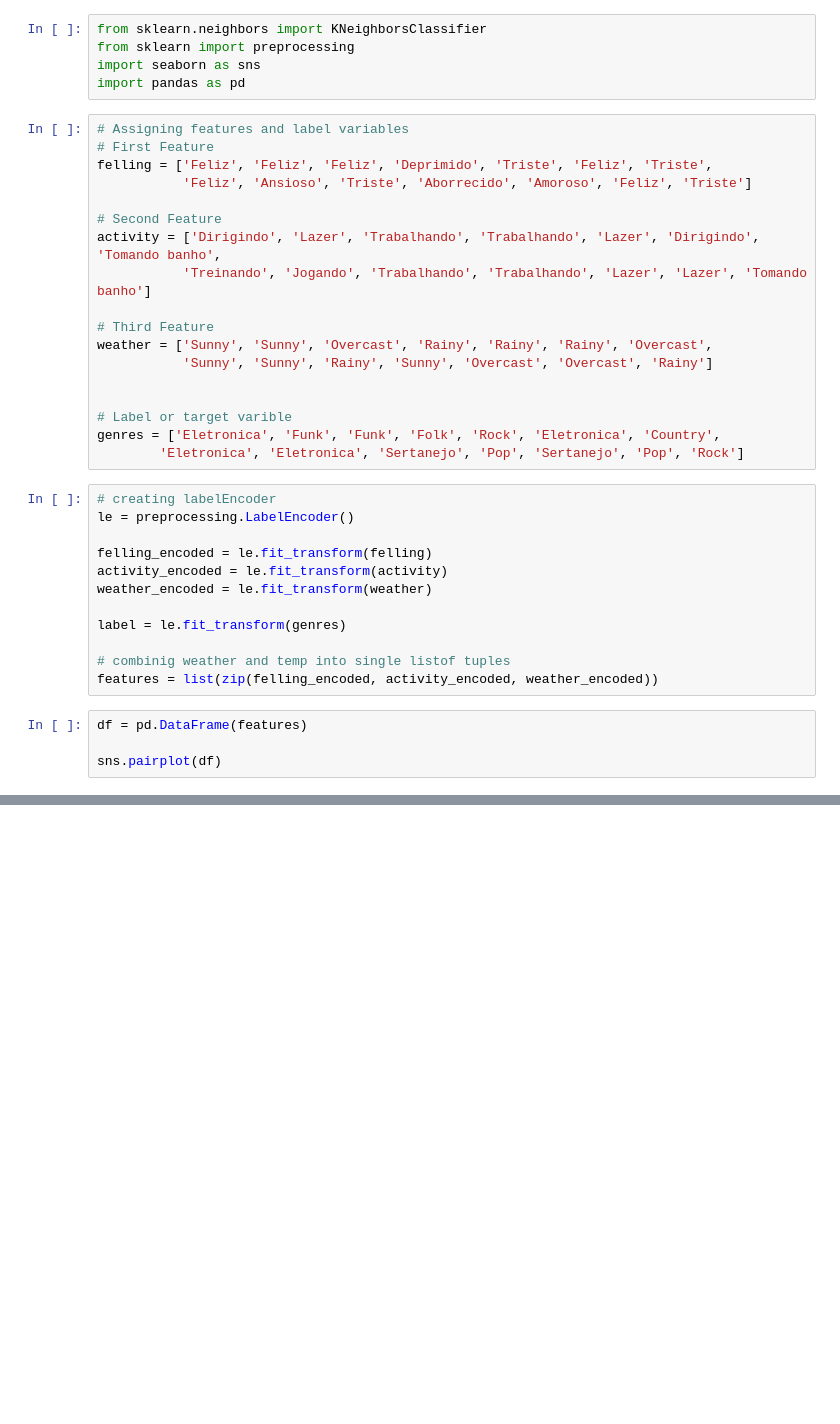
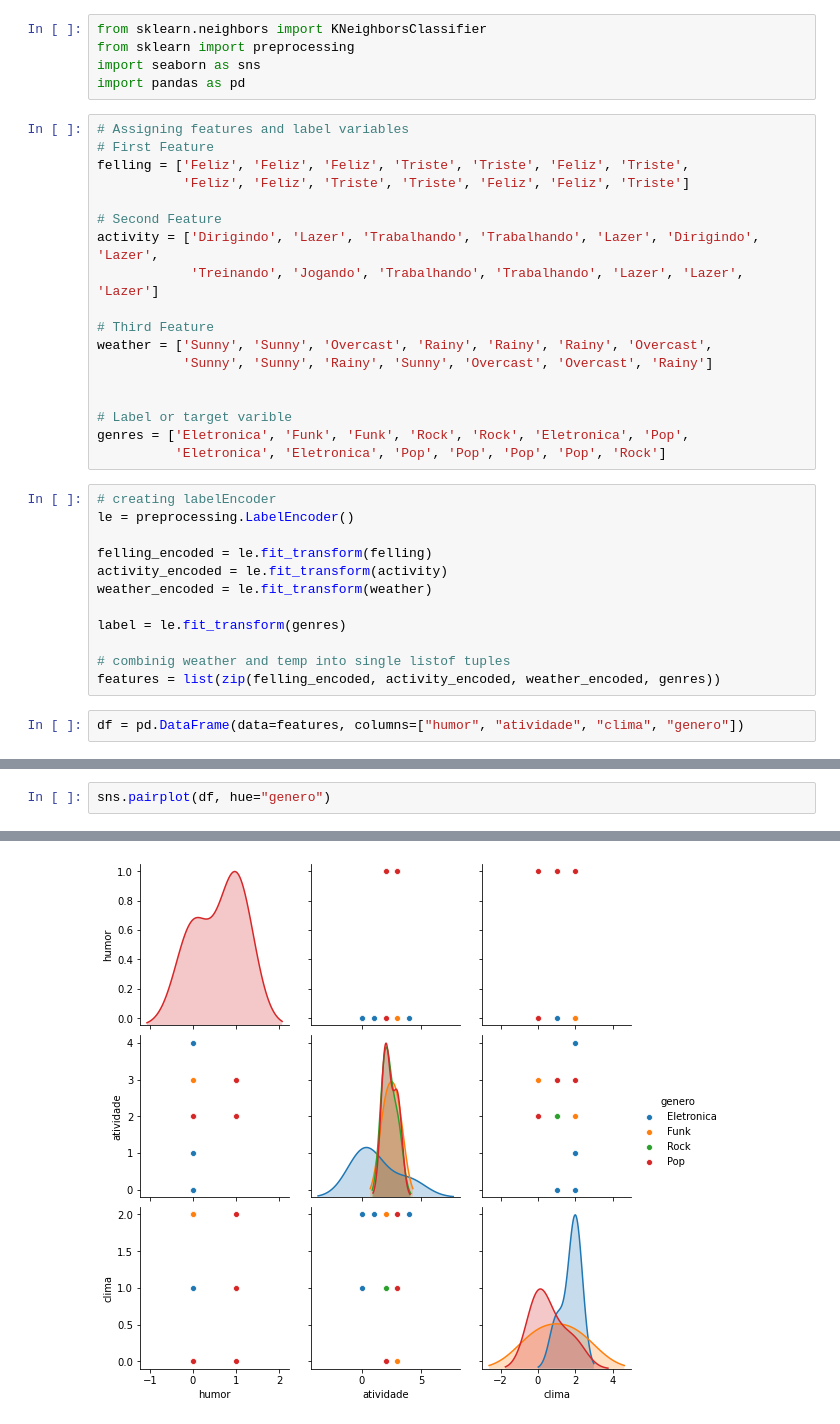
Before and after one commit to ericoloewe/pocs, a Jupyter notebook: python/svm/music.ipynb, the cells around one changed output, grey strips where cells are left out. Saved outputs shown, nothing was run; the diff lists cells and outputs as text; blank space fills up the shorter version.

```diff
--- a/python/svm/music.ipynb
+++ b/python/svm/music.ipynb
@@ -6,12 +6,12 @@ import pandas as pd
 # %%
 # Assigning features and label variables
 # First Feature
-felling = ['Feliz', 'Feliz', 'Feliz', 'Deprimido', 'Triste', 'Feliz', 'Triste',
-           'Feliz', 'Ansioso', 'Triste', 'Aborrecido', 'Amoroso', 'Feliz', 'Triste']
+felling = ['Feliz', 'Feliz', 'Feliz', 'Triste', 'Triste', 'Feliz', 'Triste',
+           'Feliz', 'Feliz', 'Triste', 'Triste', 'Feliz', 'Feliz', 'Triste']
 
 # Second Feature
-activity = ['Dirigindo', 'Lazer', 'Trabalhando', 'Trabalhando', 'Lazer', 'Dirigindo', 'Tomando banho',
-           'Treinando', 'Jogando', 'Trabalhando', 'Trabalhando', 'Lazer', 'Lazer', 'Tomando banho']
+activity = ['Dirigindo', 'Lazer', 'Trabalhando', 'Trabalhando', 'Lazer', 'Dirigindo', 'Lazer',
+            'Treinando', 'Jogando', 'Trabalhando', 'Trabalhando', 'Lazer', 'Lazer', 'Lazer']
 
 # Third Feature
 weather = ['Sunny', 'Sunny', 'Overcast', 'Rainy', 'Rainy', 'Rainy', 'Overcast',
@@ -19,8 +19,8 @@ weather = ['Sunny', 'Sunny', 'Overcast', 'Rainy', 'Rainy', 'Rainy', 'Overcast',
 
 
 # Label or target varible
-genres = ['Eletronica', 'Funk', 'Funk', 'Folk', 'Rock', 'Eletronica', 'Country',
-        'Eletronica', 'Eletronica', 'Sertanejo', 'Pop', 'Sertanejo', 'Pop', 'Rock']
+genres = ['Eletronica', 'Funk', 'Funk', 'Rock', 'Rock', 'Eletronica', 'Pop',
+          'Eletronica', 'Eletronica', 'Pop', 'Pop', 'Pop', 'Pop', 'Rock']
 # %%
 # creating labelEncoder
 le = preprocessing.LabelEncoder()
@@ -32,8 +32,6 @@ weather_encoded = le.fit_transform(weather)
 label = le.fit_transform(genres)
 
 # combinig weather and temp into single listof tuples
-features = list(zip(felling_encoded, activity_encoded, weather_encoded))
+features = list(zip(felling_encoded, activity_encoded, weather_encoded, genres))
 # %%
-df = pd.DataFrame(features)
-
-sns.pairplot(df)
+df = pd.DataFrame(data=features, columns=["humor", "atividade", "clima", "genero"])
@@ -42,0 +47,3 @@ sns.pairplot(df)
+# %%
+sns.pairplot(df, hue="genero")
+# %% [output]
@@ -42,0 +51 @@ sns.pairplot(df)
+[figure, added]
```
Also changed, not shown: parts of 3 cells of this notebook, 2 other files.
